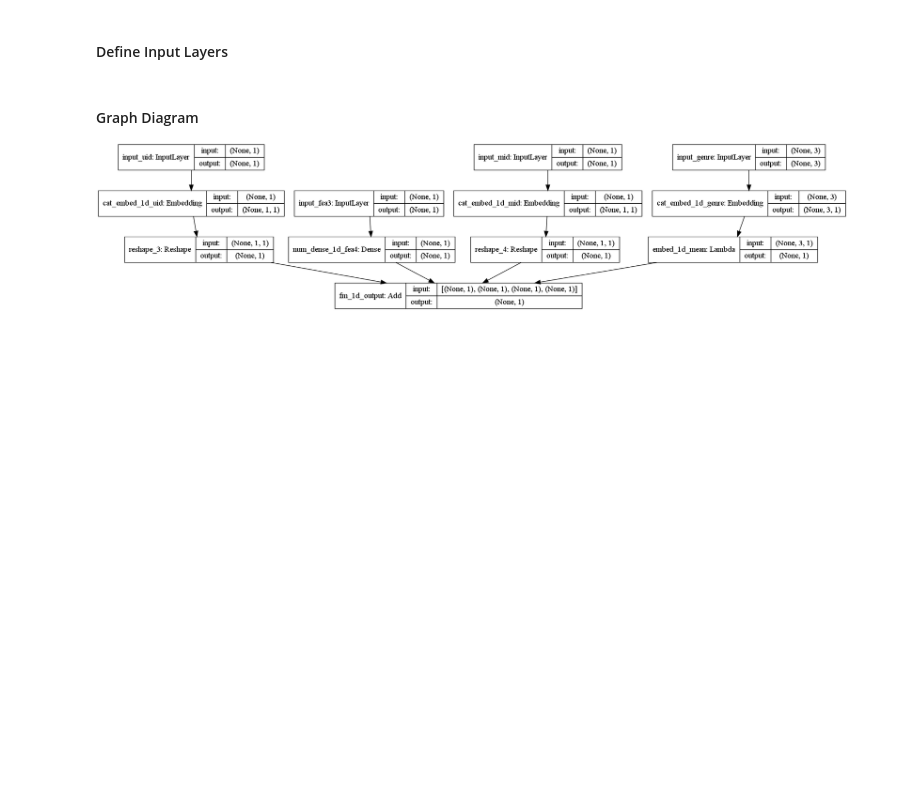
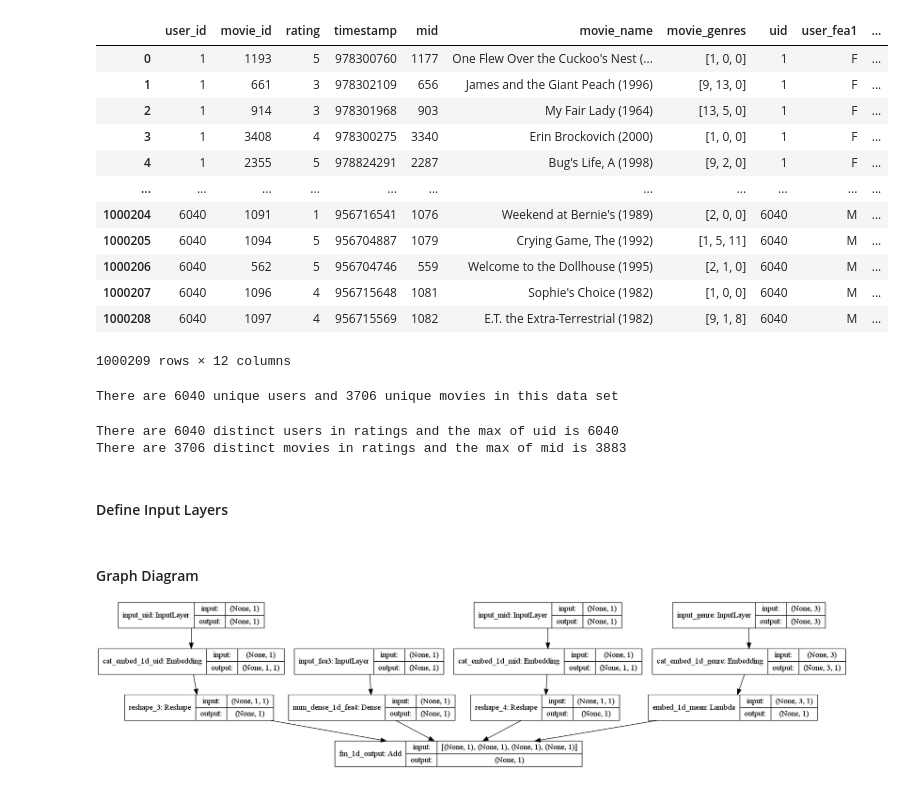
Before and after one commit to kadriansyah/notebook, a Jupyter notebook: deep-fm/recommender-fea3.ipynb, the cells around one changed output. Drawn from its saved outputs; the diff is of its cells as text; code cells hidden in the pictures; blank space fills up the shorter version.

```diff
--- a/deep-fm/recommender-fea3.ipynb
+++ b/deep-fm/recommender-fea3.ipynb
@@ -11,19 +11,25 @@ from tensorflow.keras.preprocessing.text import Tokenizer
 from tensorflow.keras.preprocessing.sequence import pad_sequences
 # %%
 n_genre = 15
-def load_ratings():
-    COL_NAME = ['uid','mid','rating','timestamp']
-    df = pd.read_csv('data/ratings.dat',sep='::', header=None, engine='python', names=COL_NAME)
-    return df
+def load_movies():
+    COL_NAME = ['movie_id','movie_name','movie_genres']
+    df = pd.read_csv('data/movies.dat',sep='::', header=None, engine='python', names=COL_NAME)
 
-def load_movies():
-    COL_NAME = ['mid','movie_name','movie_genre']
-    df = pd.read_csv('data/movies.dat',sep='::', header=None, engine='python', names=COL_NAME)
+    # insert custom index for word embedding training
+    df.insert(0, 'mid', range(1, len(df) + 1))
     return df
 
 def load_users():
-    COL_NAME = ['uid','user_fea1','user_fea2','user_fea3','user_fea4']
+    COL_NAME = ['user_id','user_fea1','user_fea2','user_fea3','user_fea4']
     df = pd.read_csv('data/users.dat',sep='::', header=None, engine='python', names=COL_NAME)
+
+    # insert custom index for word embedding training
+    df.insert(0, 'uid', range(1, len(df) + 1))
+    return df
+
+def load_ratings():
+    COL_NAME = ['user_id','movie_id','rating','timestamp']
+    df = pd.read_csv('data/ratings.dat',sep='::', header=None, engine='python', names=COL_NAME)
     return df
 
 def text2seq(text, n_genre):
@@ -87,3 +130,37 @@ ratings.head(100)
+# %%
+# do some preprocessing to make sure data quality
+ratings_clean_2 = ratings_clean_1.merge(users.set_index('user_id'), on = 'user_id', how = 'left', indicator=True)
+ratings_clean_2 = ratings_clean_2[ratings_clean_2._merge != 'left_only']
+ratings_clean_2 = ratings_clean_2.drop(['_merge'], axis=1)
+ratings_clean_2
+# %% [output]
+|  | user_id | movie_id | rating | timestamp | mid | movie_name | movie_genres | uid | user_fea1 | ... |
+| 0 | 1 | 1193 | 5 | 978300760 | 1177 | One Flew Over the Cuckoo's Nest (... | [1, 0, 0] | 1 | F | ... |
+| 1 | 1 | 661 | 3 | 978302109 | 656 | James and the Giant Peach (1996) | [9, 13, 0] | 1 | F | ... |
+| 2 | 1 | 914 | 3 | 978301968 | 903 | My Fair Lady (1964) | [13, 5, 0] | 1 | F | ... |
+| 3 | 1 | 3408 | 4 | 978300275 | 3340 | Erin Brockovich (2000) | [1, 0, 0] | 1 | F | ... |
+| 4 | 1 | 2355 | 5 | 978824291 | 2287 | Bug's Life, A (1998) | [9, 2, 0] | 1 | F | ... |
+| ... | ... | ... | ... | ... | ... | ... | ... | ... | ... | ... |
+| 1000204 | 6040 | 1091 | 1 | 956716541 | 1076 | Weekend at Bernie's (1989) | [2, 0, 0] | 6040 | M | ... |
+| 1000205 | 6040 | 1094 | 5 | 956704887 | 1079 | Crying Game, The (1992) | [1, 5, 11] | 6040 | M | ... |
+| 1000206 | 6040 | 562 | 5 | 956704746 | 559 | Welcome to the Dollhouse (1995) | [2, 1, 0] | 6040 | M | ... |
+| 1000207 | 6040 | 1096 | 4 | 956715648 | 1081 | Sophie's Choice (1982) | [1, 0, 0] | 6040 | M | ... |
+| 1000208 | 6040 | 1097 | 4 | 956715569 | 1082 | E.T. the Extra-Terrestrial (1982) | [9, 1, 8] | 6040 | M | ... |
+1000209 rows × 12 columns
+# %%
+num_users = len(ratings_clean_2.uid.unique())
+num_items = len(ratings_clean_2.mid.unique())
+print('There are {} unique users and {} unique movies in this data set'.format(num_users, num_items))
+# %% [output]
+There are 6040 unique users and 3706 unique movies in this data set
+# %%
+user_max_id = users.uid.max()
+movie_max_id = movies.mid.max()
+print('There are {} distinct users in ratings and the max of uid is {}'.format(num_users, user_max_id))
+print('There are {} distinct movies in ratings and the max of mid is {}'.format(num_items, movie_max_id))
+# %% [output]
+There are 6040 distinct users in ratings and the max of uid is 6040
+There are 3706 distinct movies in ratings and the max of mid is 3883
 # %% [markdown]
 #### Define Input Layers
 # %%
```
Also changed, not shown: parts of 19 cells of this notebook.
